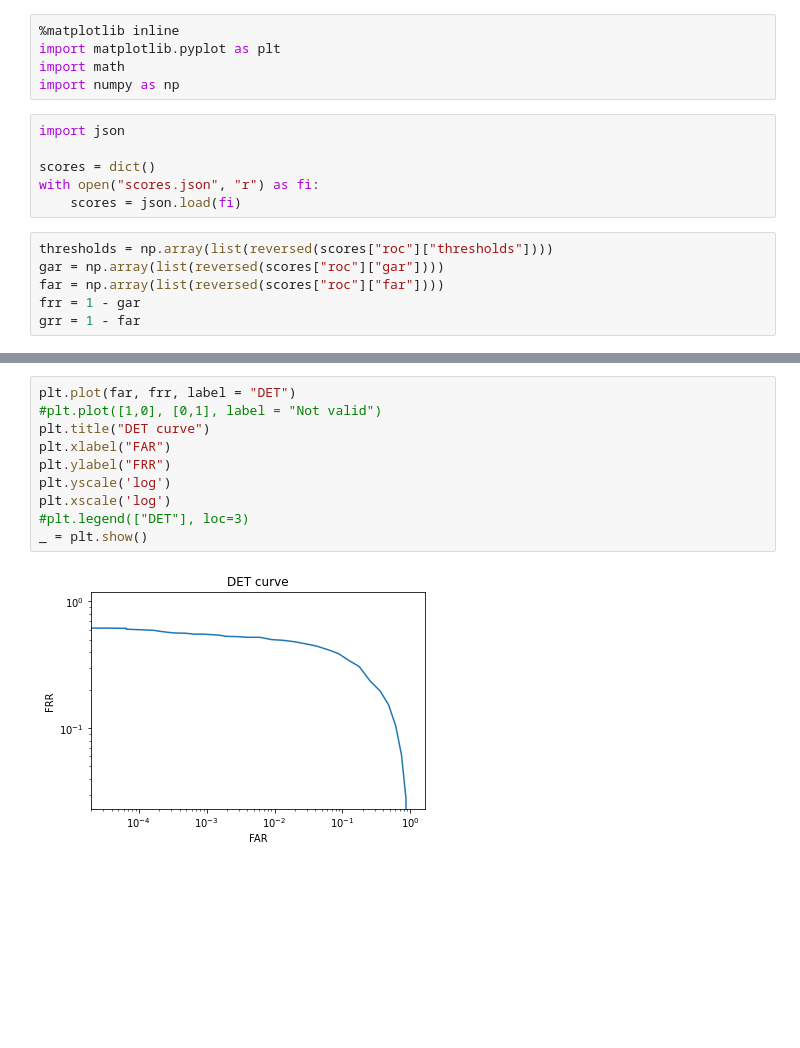
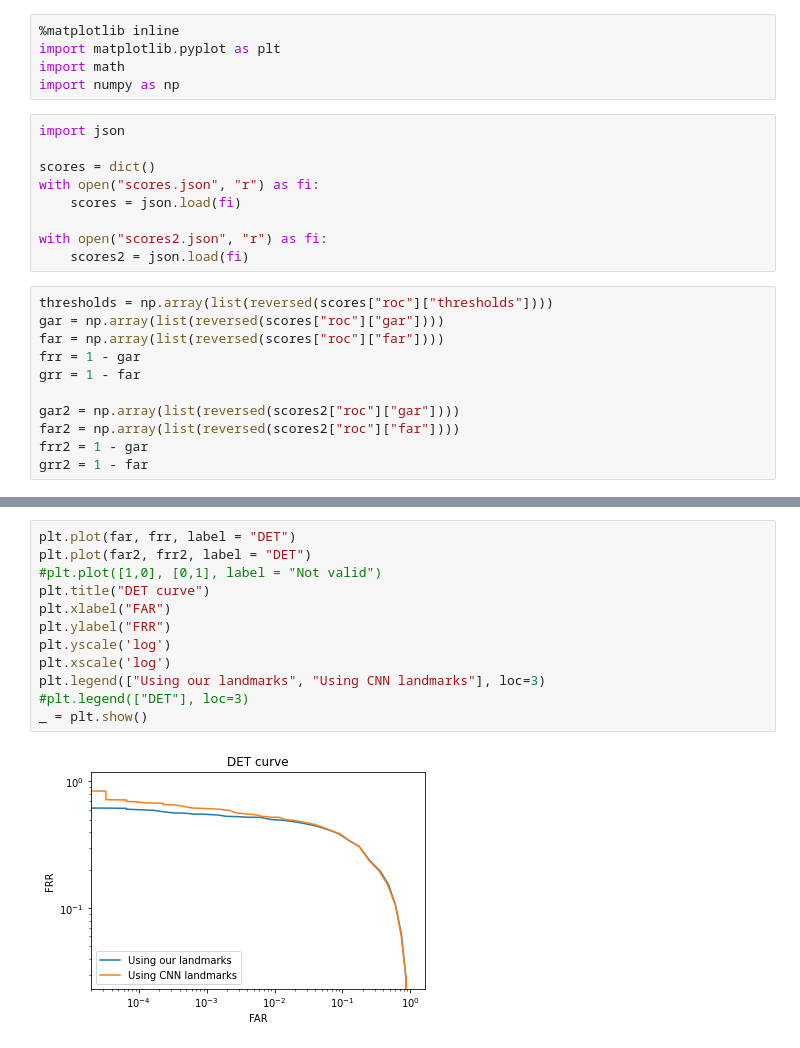
Before and after one commit to LeonardoEmili/ear-recognizer-android, a Jupyter notebook: report/evaluation/charts.ipynb, the cells around one changed output, grey strips where cells are left out. Saved outputs shown, nothing was run; the diff lists cells and outputs as text; blank space fills up the shorter version.

Commit message:
Add more plots for evaluation

```diff
--- a/report/evaluation/charts.ipynb
+++ b/report/evaluation/charts.ipynb
@@ -9,10 +9,18 @@ import json
 scores = dict()
 with open("scores.json", "r") as fi:
     scores = json.load(fi)
+
+with open("scores2.json", "r") as fi:
+    scores2 = json.load(fi)
 # %%
 thresholds = np.array(list(reversed(scores["roc"]["thresholds"])))
 gar = np.array(list(reversed(scores["roc"]["gar"])))
 far = np.array(list(reversed(scores["roc"]["far"])))
 frr = 1 - gar
 grr = 1 - far
+
+gar2 = np.array(list(reversed(scores2["roc"]["gar"])))
+far2 = np.array(list(reversed(scores2["roc"]["far"])))
+frr2 = 1 - gar
+grr2 = 1 - far
 # %%
@@ -28,15 +37,17 @@ _ = plt.show()
 # %%
 plt.plot(far, frr, label = "DET")
+plt.plot(far2, frr2, label = "DET")
 #plt.plot([1,0], [0,1], label = "Not valid")
 plt.title("DET curve")
 plt.xlabel("FAR")
 plt.ylabel("FRR")
 plt.yscale('log')
 plt.xscale('log')
+plt.legend(["Using our landmarks", "Using CNN landmarks"], loc=3)
 #plt.legend(["DET"], loc=3)
 _ = plt.show()
 # %% [output]
-[figure, old version]
+[figure, new version]
 # %%
 #equal error threshold
 
```
Also changed, not shown: parts of 4 cells of this notebook, 8 other files.
